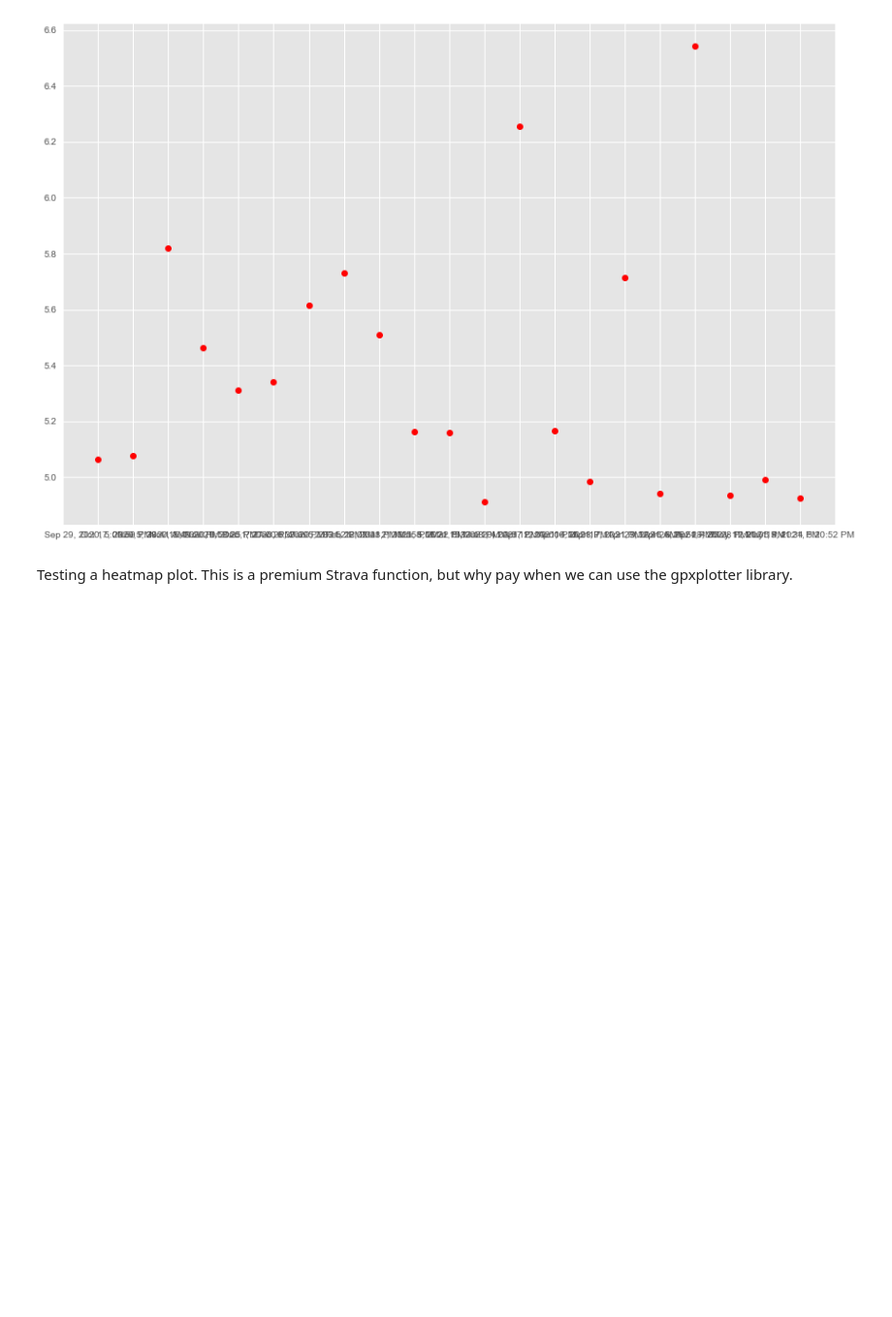
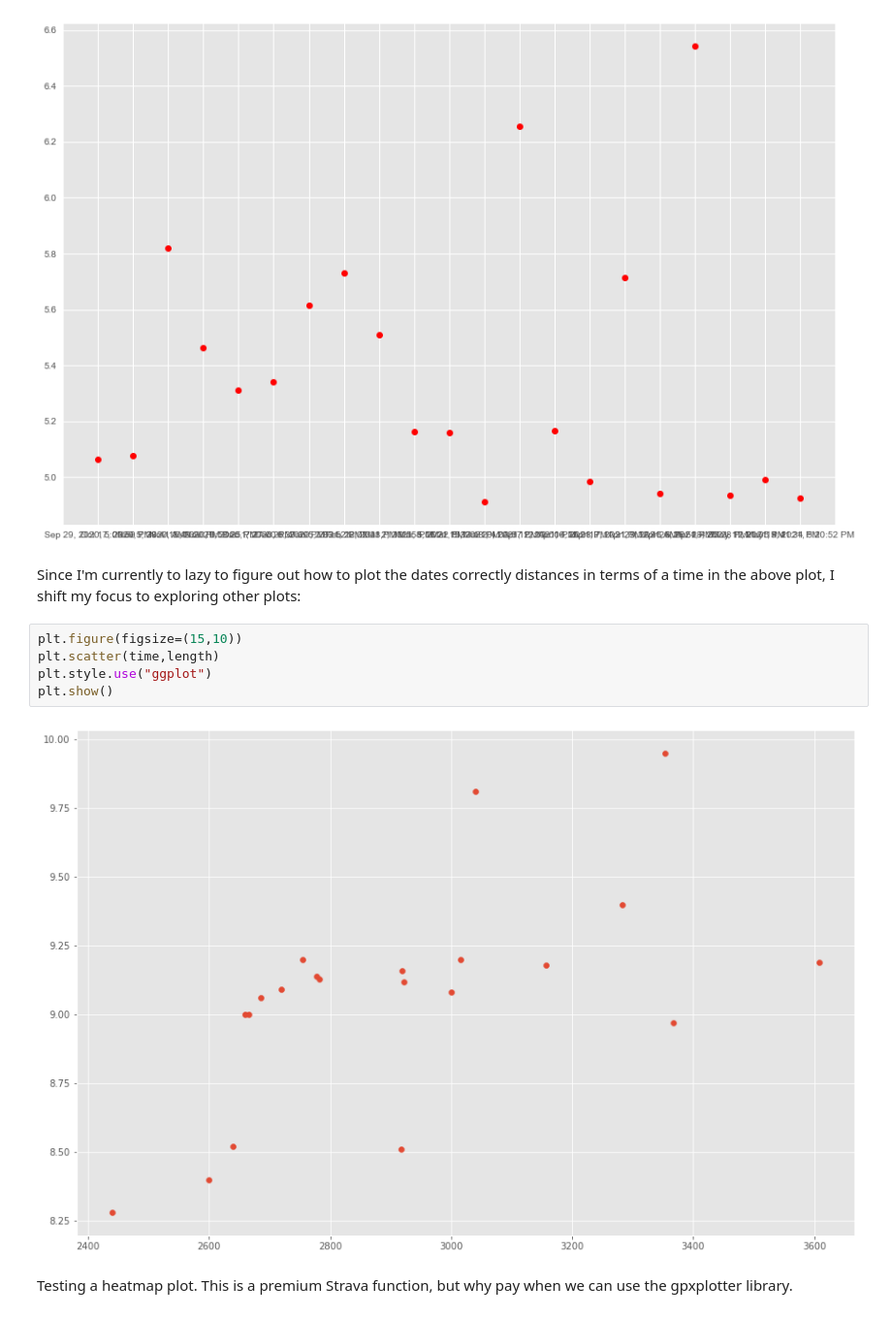
Before and after one commit to alekbj16/Strava, a Jupyter notebook: eda.ipynb, the cells around one changed output. Shown: that part at 97% size. Cells and saved outputs as stored; diff of their text form; blank space fills up the shorter version.

Commit message:
work in progress, start of exploring more plots

```diff
--- a/eda.ipynb
+++ b/eda.ipynb
@@ -138,6 +138,15 @@ plt.plot_date(dates,min_per_km,marker="o",color="red",lw=0)
 plt.show()
 # %% [output]
 [figure]
+# %% [markdown]
+Since I'm currently to lazy to figure out how to plot the dates correctly distances in terms of a time in the above plot, I shift my focus to exploring other plots:
+# %%
+plt.figure(figsize=(15,10))
+plt.scatter(time,length)
+plt.style.use("ggplot")
+plt.show()
+# %% [output]
+[figure, added]
 # %% [markdown]
 Testing a heatmap plot. This is a premium Strava function, but why pay when we can use the gpxplotter library.
 # %%
```
